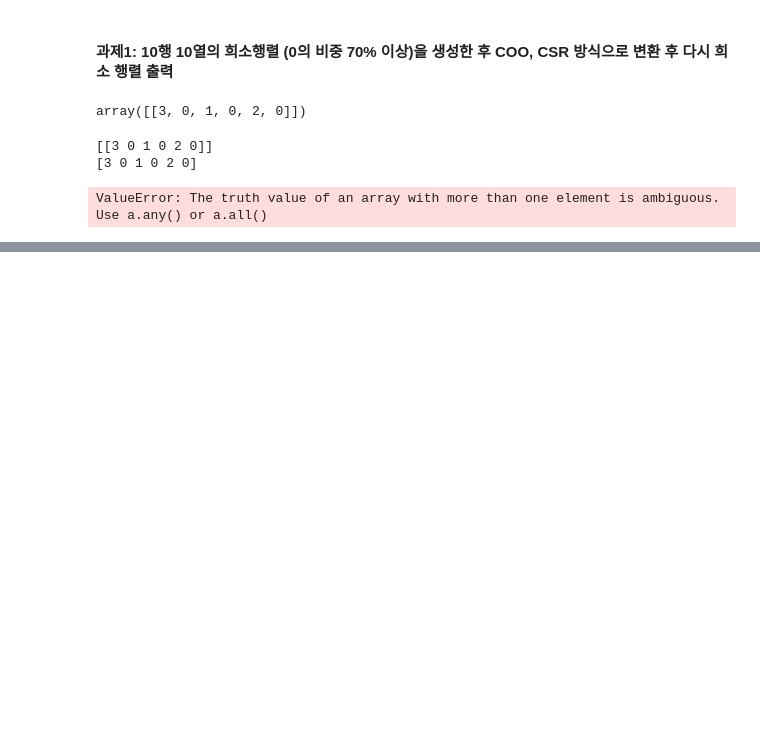
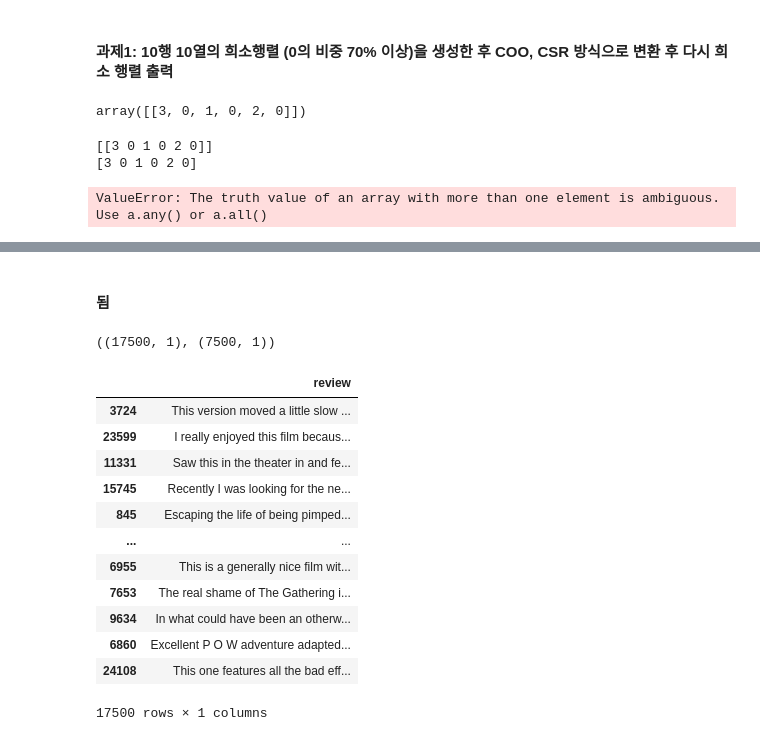
Before and after one commit to choi-aerim/cakd7_class, a Jupyter notebook: m8_머신러닝 응용/1. 텍스트 분석.ipynb, the cells around one changed output, grey strips where cells are left out. Saved outputs shown, nothing was run; the diff lists cells and outputs as text; code cells hidden in the pictures; blank space fills up the shorter version.

```diff
--- a/m8_머신러닝 응용/1. 텍스트 분석.ipynb
+++ b/m8_머신러닝 응용/1. 텍스트 분석.ipynb
@@ -354,0 +561,5 @@ print('target 클래스의 이름들 \n', news_data.target_names)
+# %%
+import pandas as pd
+
+review_df = pd.read_csv('./labeledTrainData.tsv', header = 0, sep = '\t', quoting = 3)
+review_df.head(3)
@@ -354,0 +581,8 @@ print('target 클래스의 이름들 \n', news_data.target_names)
+# %%
+import re
+
+#<br /> 태그 공백으로 변환
+review_df['review'] = review_df['review'].str.replace('<br />',' ')
+
+# 영어 문자열이 아닌 것은 모두 공백으로 변환
+review_df['review'] = review_df['review'].apply(lambda x: re.sub('[^a-zA-Z]',' ',x))
@@ -354,0 +639,29 @@ print('target 클래스의 이름들 \n', news_data.target_names)
+# %% [markdown]
+#### 됨
+# %%
+from sklearn.model_selection import train_test_split
+
+class_df = review_df['sentiment']
+feature_df = review_df.drop(['id','sentiment'], axis = 1, inplace = False)
+
+X_train, X_test, y_train, y_test = train_test_split(feature_df, class_df, test_size = 0.3, random_state = 156)
+
+X_train.shape, X_test.shape
+# %% [output]
+((17500, 1), (7500, 1))
+# %%
+X_train
+# %% [output]
+|  | review |
+| 3724 | This version moved a little slow ... |
+| 23599 | I really enjoyed this film becaus... |
+| 11331 | Saw this in the theater in and fe... |
+| 15745 | Recently I was looking for the ne... |
+| 845 | Escaping the life of being pimped... |
+| ... | ... |
+| 6955 | This is a generally nice film wit... |
+| 7653 | The real shame of The Gathering i... |
+| 9634 | In what could have been an otherw... |
+| 6860 | Excellent P O W adventure adapted... |
+| 24108 | This one features all the bad eff... |
+17500 rows × 1 columns
```
Also changed, not shown: parts of 48 cells of this notebook, 1 other file.
